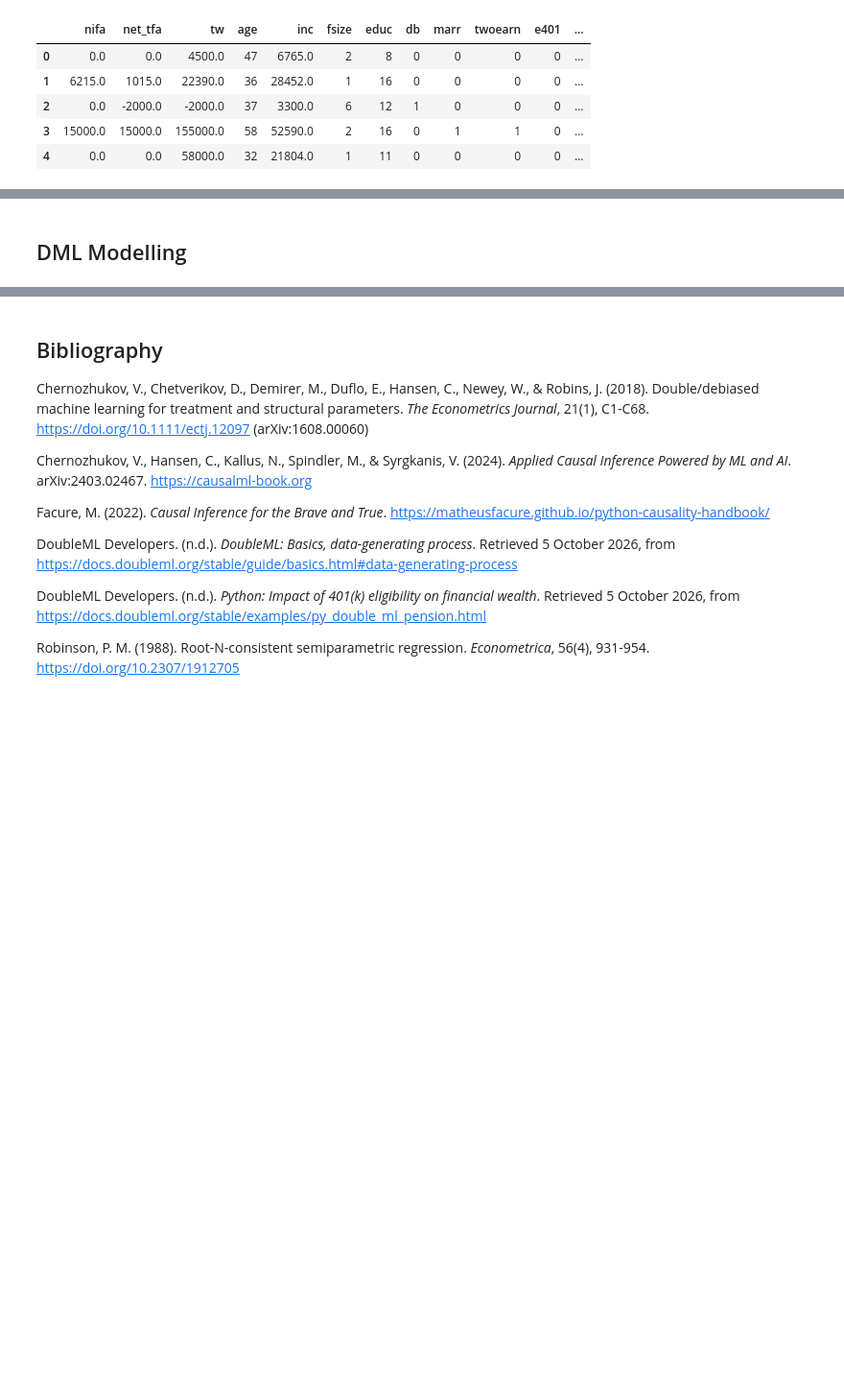
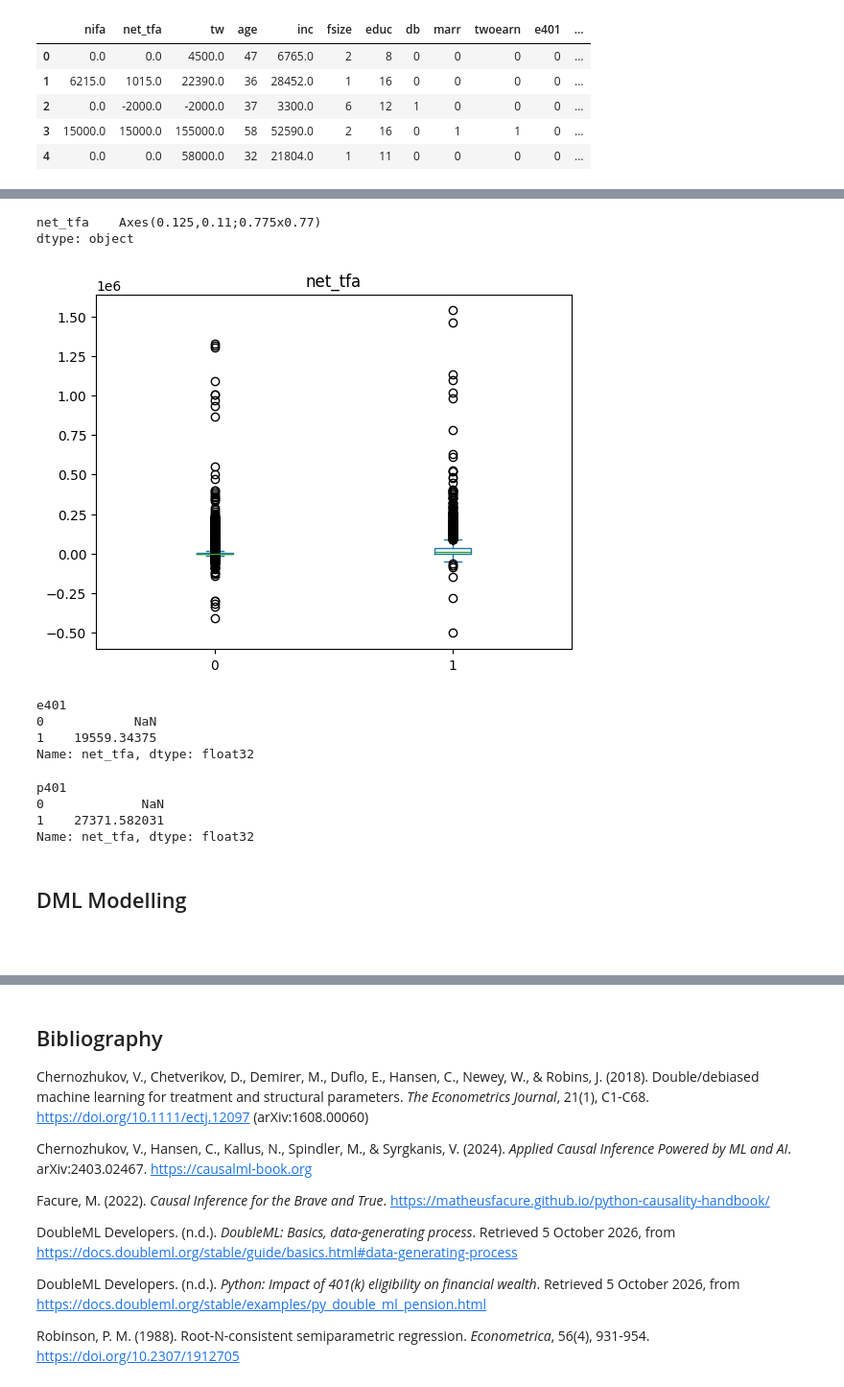
Before and after one commit to cainemerrick98/causal-inference, a Jupyter notebook: DML-401K/notebook.ipynb, the cells around one changed output, grey strips where cells are left out. Shown at 96% size. Saved outputs shown, nothing was run; the diff lists cells and outputs as text; code cells hidden in the pictures; blank space fills up the shorter version.

```diff
--- a/DML-401K/notebook.ipynb
+++ b/DML-401K/notebook.ipynb
@@ -290,4 +300,26 @@ df.head()
+# %%
+df[['e401', 'net_tfa']].plot.box(by='e401')
+# %% [output]
+net_tfa    Axes(0.125,0.11;0.775x0.77)
+dtype: object
+[figure, added]
+# %%
+df[['e401', 'net_tfa']].groupby('e401')['net_tfa'].mean().diff()
+# %% [output]
+e401
+0            NaN
+1    19559.34375
+Name: net_tfa, dtype: float32
+# %%
+df[['p401', 'net_tfa']].groupby('p401')['net_tfa'].mean().diff()
+# %% [output]
+p401
+0             NaN
+1    27371.582031
+Name: net_tfa, dtype: float32
 # %% [markdown]
 ## DML Modelling
 # %%
 # DML
+# %% [markdown]
+##
```
Also changed, not shown: parts of 4 cells of this notebook.
